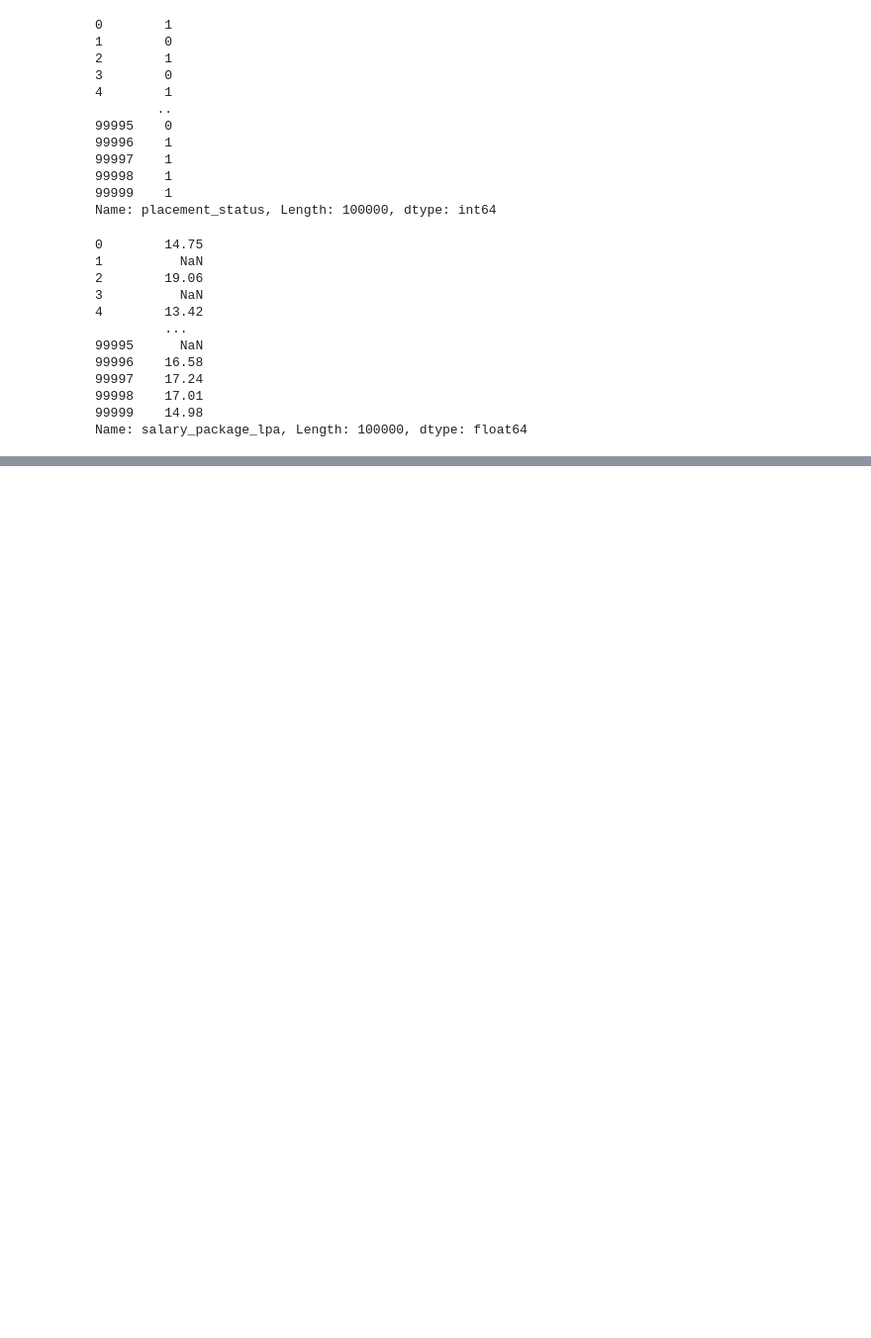
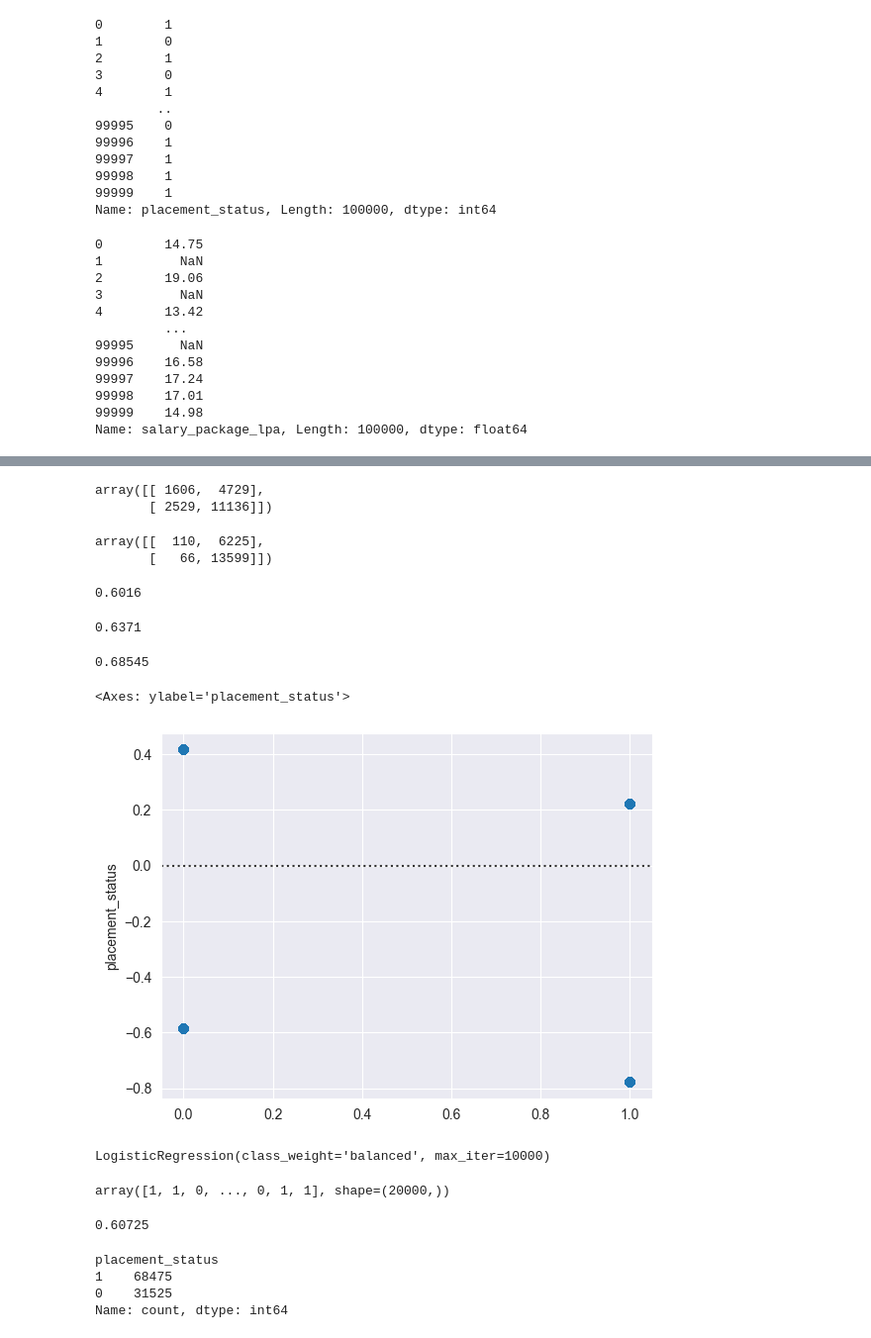
Before and after one commit to kaymansrinivasan/Machine_Learning, a Jupyter notebook: student_placement_prediction.ipynb, the cells around one changed output, grey strips where cells are left out. Shown at 99% size. Drawn from its saved outputs; the diff is of its cells as text; code cells hidden in the pictures; blank space fills up the shorter version.

```diff
--- a/student_placement_prediction.ipynb
+++ b/student_placement_prediction.ipynb
@@ -281,0 +400,2 @@ roc_auc_score(y_cal_test, y_pred)
+# %%
+rf.fit(x2_train, y_cal_train)
@@ -281,0 +404,2 @@ roc_auc_score(y_cal_test, y_pred)
+# %%
+dt.fit(x2_train, y_cal_train)
@@ -281,0 +408,2 @@ roc_auc_score(y_cal_test, y_pred)
+# %%
+lr.fit(x2_train, y_cal_train)
@@ -281,0 +412,3 @@ roc_auc_score(y_cal_test, y_pred)
+# %%
+y_pred_lr_cal = lr.predict(x2_test)
+y_pred_lr_cal
@@ -281,0 +434,55 @@ roc_auc_score(y_cal_test, y_pred)
+# %%
+from sklearn.metrics import confusion_matrix
+cm2 = confusion_matrix(y_cal_test, y_pred_dt_cal)
+cm2
+# %% [output]
+array([[ 1606,  4729],
+       [ 2529, 11136]])
+# %%
+from sklearn.metrics import confusion_matrix
+cm3 = confusion_matrix(y_cal_test, y_pred_rf_cal)
+cm3
+# %% [output]
+array([[  110,  6225],
+       [   66, 13599]])
+# %%
+from sklearn.metrics import accuracy_score
+ac1 = accuracy_score(y_cal_test, y_pred_lr_cal)
+ac1
+# %% [output]
+0.6016
+# %%
+ac2 = accuracy_score(y_cal_test, y_pred_dt_cal)
+ac2
+# %% [output]
+0.6371
+# %%
+ac3 = accuracy_score(y_cal_test, y_pred_rf_cal)
+ac3
+# %% [output]
+0.68545
+# %%
+sns.residplot(x=y_pred_lr_cal, y=y_cal_test - y_pred_lr_cal)
+# %% [output]
+<Axes: ylabel='placement_status'>
+[figure, added]
+# %%
+lr.fit(x_train, y_cal_train)
+# %% [output]
+LogisticRegression(class_weight='balanced', max_iter=10000)
+# %%
+y_pred = lr.predict(x_test)
+y_pred
+# %% [output]
+array([1, 1, 0, ..., 0, 1, 1], shape=(20000,))
+# %%
+accuracy_score(y_cal_test, y_pred)
+# %% [output]
+0.60725
+# %%
+print(y_cal.value_counts())
+# %% [output]
+placement_status
+1    68475
+0    31525
+Name: count, dtype: int64
```
Also changed, not shown: parts of 58 cells of this notebook, 2 other files.
